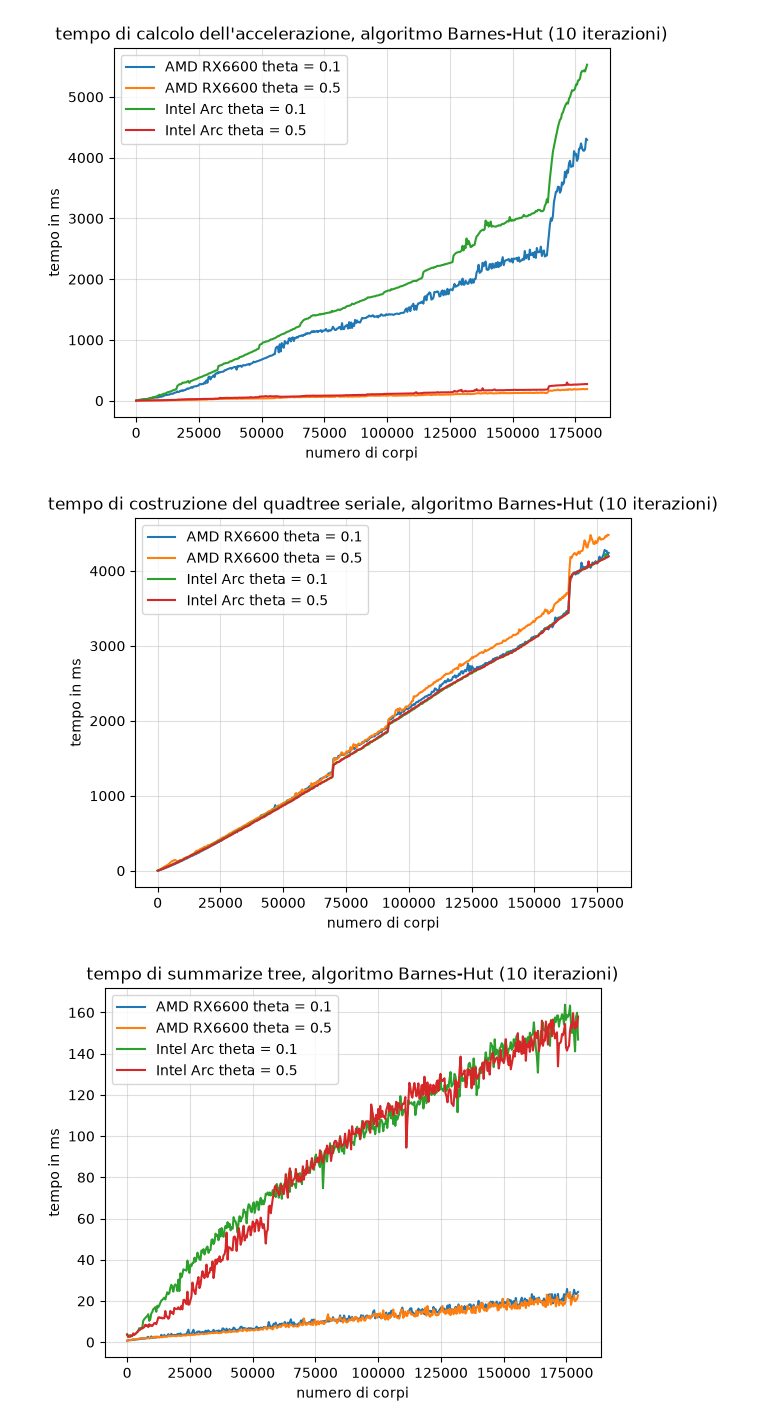
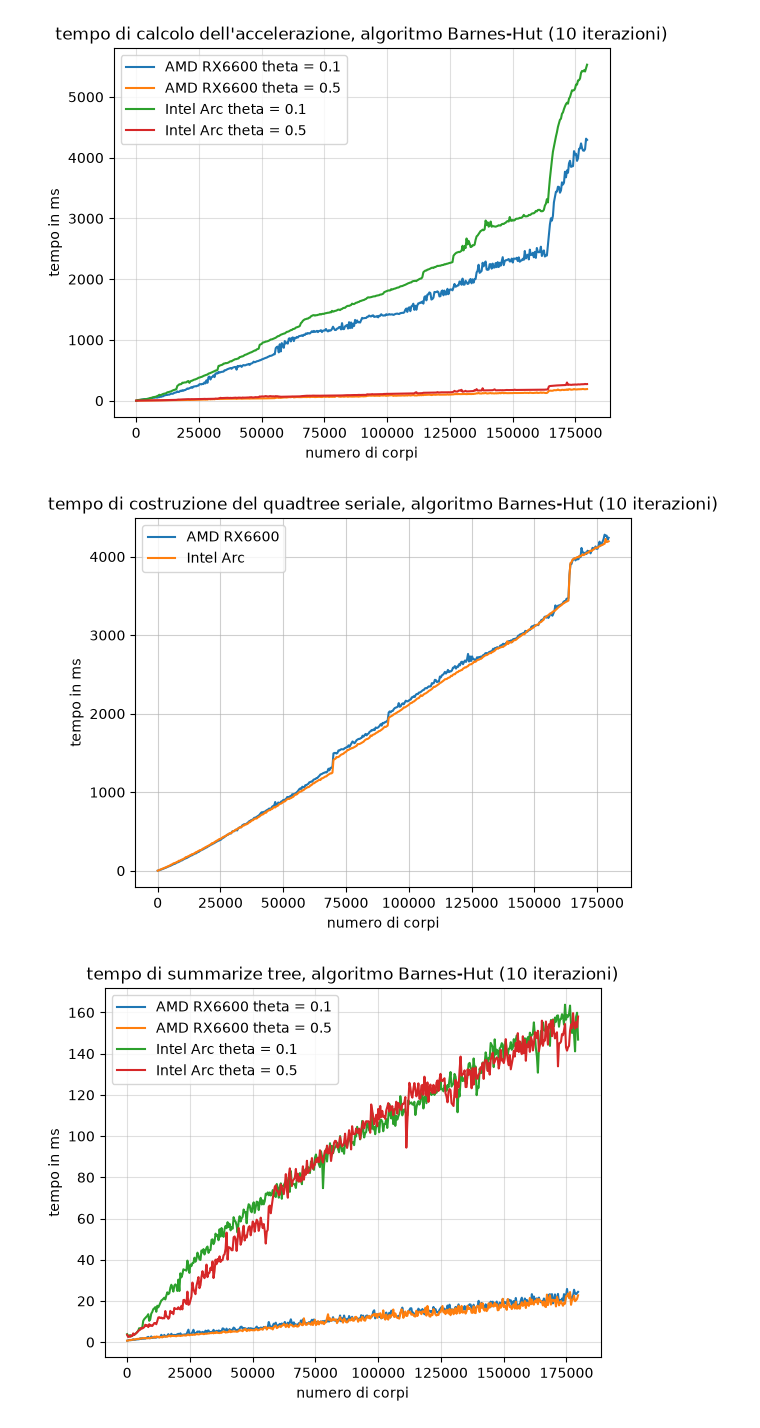
Before and after one commit to BoredDam/2d-gpu-n-body-sim, a Jupyter notebook: scripts/performance.ipynb, the cells around one changed output. Drawn from its saved outputs; the diff is of its cells as text; code cells hidden in the pictures.

```diff
--- a/scripts/performance.ipynb
+++ b/scripts/performance.ipynb
@@ -145,59 +146,38 @@ import matplotlib.pyplot as plt
 import numpy as np
 
 testname = "180ksweep_BH_rx6600_0_1"
 
 X = []
 Y = []
 with open(f"tests/{testname}/{testname}.csv", 'r') as csvfile:
     reader = csv.reader(csvfile)
     for d in reader:
         X.append(int(d[8]))
         Y.append(float(d[3]))
 plt.plot(X, Y)
 
-testname = "180ksweep_BH_rx6600_0_5"
-X = []
-Y = []
-with open(f"tests/{testname}/{testname}.csv", 'r') as csvfile:
-    reader = csv.reader(csvfile)
-    for d in reader:
-        X.append(int(d[8]))
-        Y.append(float(d[3]))
-plt.plot(X, Y)
 
 testname = "180ksweep_BH_intel_arc_0_1"
 X = []
 Y = []
 with open(f"tests/{testname}/{testname}.csv", 'r') as csvfile:
     reader = csv.reader(csvfile)
     for d in reader:
         X.append(int(d[8]))
         Y.append(float(d[3]))
 plt.plot(X, Y)
 
-testname = "180ksweep_BH_intel_arc_0_5"
-X = []
-Y = []
-with open(f"tests/{testname}/{testname}.csv", 'r') as csvfile:
-    reader = csv.reader(csvfile)
-    for d in reader:
-        X.append(int(d[8]))
-        Y.append(float(d[3]))
-
-plt.plot(X, Y)
-plt.grid(alpha=0.4)
+plt.grid(alpha=0.6)
 
 plt.xlabel("numero di corpi")
 plt.ylabel("tempo in ms")
 plt.title("tempo di costruzione del quadtree seriale, algoritmo Barnes-Hut (10 iterazioni)")
-plt.legend(["AMD RX6600 theta = 0.1",
-            "AMD RX6600 theta = 0.5",
-            "Intel Arc theta = 0.1",
-            "Intel Arc theta = 0.5"])
-plt.savefig("./images/BH.pdf")
+plt.legend([r"AMD RX6600",
+            r"Intel Arc"])
+plt.savefig("./images/bh_build_quadtree.pdf")
 plt.show()
 # %% [output]
-[figure, old version]
+[figure, new version]
 # %%
 import matplotlib.pyplot as plt
 import numpy as np
```
Also changed, not shown: parts of 4 cells of this notebook.
